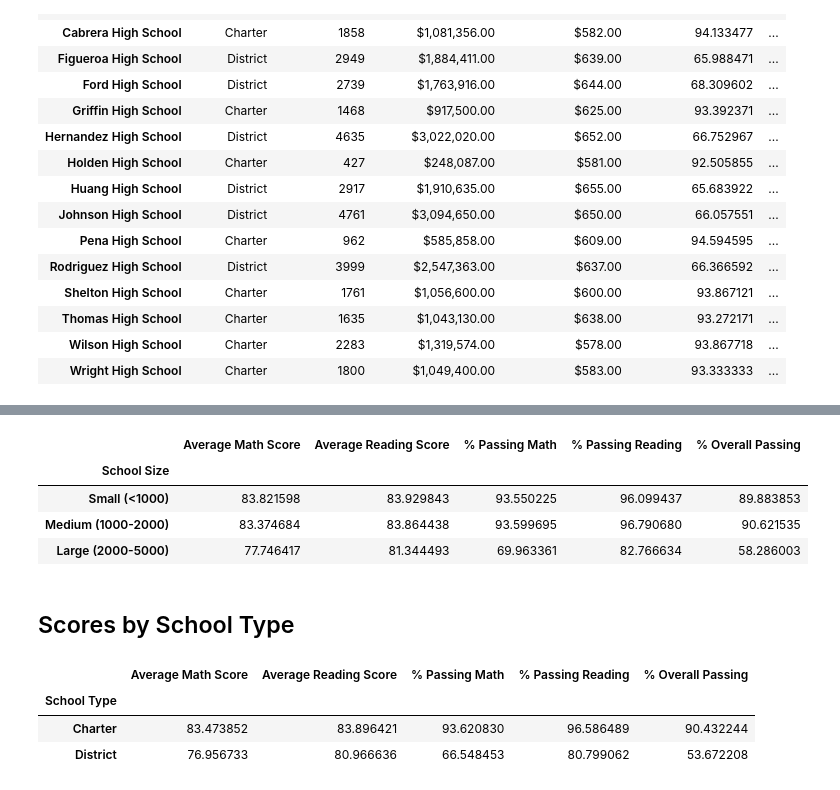
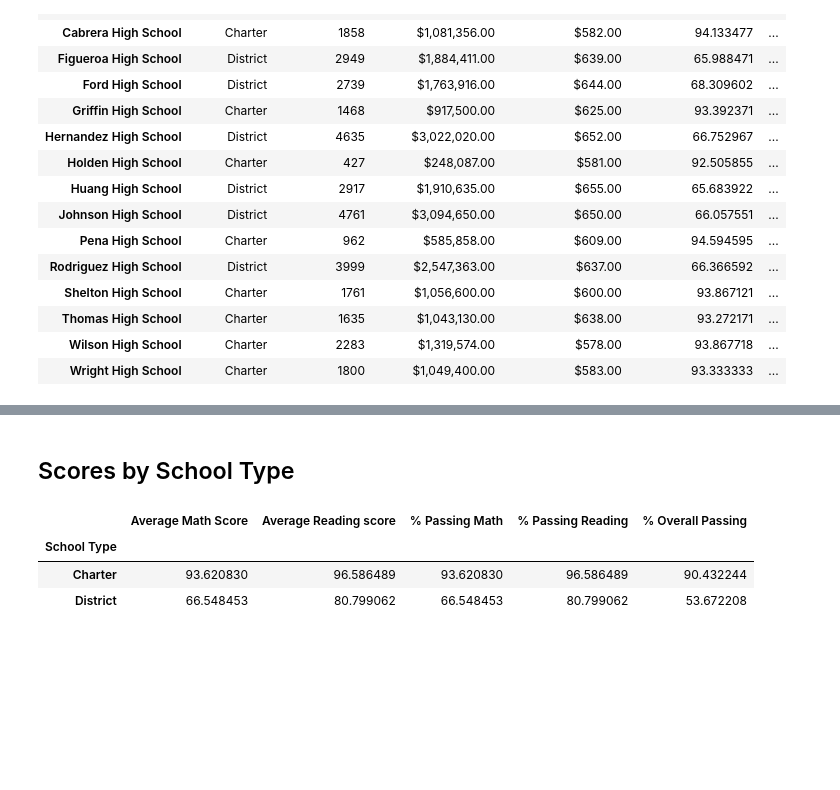
Before and after one commit to brian-halll/pandas-challenge, a Jupyter notebook: PyCitySchools/PyCitySchools_starter.ipynb, the cells around one changed output, grey strips where cells are left out. Saved outputs shown, nothing was run; the diff lists cells and outputs as text; code cells hidden in the pictures; blank space fills up the shorter version.

```diff
--- a/PyCitySchools/PyCitySchools_starter.ipynb
+++ b/PyCitySchools/PyCitySchools_starter.ipynb
@@ -585,12 +475,5 @@ size_df
 # Minor data wrangling
 
 # Display results
-size_summary
-# %% [output]
-|  | Average Math Score | Average Reading Score | % Passing Math | % Passing Reading | % Overall Passing |
-| School Size |  |  |  |  |  |
-| Small (<1000) | 83.821598 | 83.929843 | 93.550225 | 96.099437 | 89.883853 |
-| Medium (1000-2000) | 83.374684 | 83.864438 | 93.599695 | 96.790680 | 90.621535 |
-| Large (2000-5000) | 77.746417 | 81.344493 | 69.963361 | 82.766634 | 58.286003 |
 # %% [markdown]
 ## Scores by School Type
@@ -600,14 +480,33 @@ size_summary
+# %%
+#  Create new series using groupby for"
+# Type | Average Math Score | Average Reading Score | % Passing Math | % Passing Reading | % Overall Passing
+school_type_math_avg = per_school_summary.groupby(["School Type"]).mean()["Average Math Score"]
+school_type_read_avg = per_school_summary.groupby(["School Type"]).mean()["Average Reading Score"]
+school_type_perc_math = per_school_summary.groupby(["School Type"]).mean()["% Passing Math"]
+school_type_perc_reading = per_school_summary.groupby(["School Type"]).mean()["% Passing Reading"]
+school_type_perc_ovr = per_school_summary.groupby(["School Type"]).mean()["% Overall Passing"]
+
+#
+score_by_typeDF = pd.DataFrame(
+    {
+         "Average Math Score":school_type_math_avg,
+         "Average Reading score":school_type_read_avg,
+         "% Passing Math":school_type_perc_math,
+         "% Passing Reading":school_type_perc_reading,
+         "% Overall Passing":school_type_perc_ovr,
+    }
+)
+
+score_by_typeDF
+# %% [output]
+|  | Average Math Score | Average Reading score | % Passing Math | % Passing Reading | % Overall Passing |
+| School Type |  |  |  |  |  |
+| Charter | 93.620830 | 96.586489 | 93.620830 | 96.586489 | 90.432244 |
+| District | 66.548453 | 80.799062 | 66.548453 | 80.799062 | 53.672208 |
 # %%
 # Assemble into DataFrame
-
-
+################
 # Minor data wrangling
-
-
+################
 # Display results
-type_summary
+################ DONE
-# %% [output]
-|  | Average Math Score | Average Reading Score | % Passing Math | % Passing Reading | % Overall Passing |
-| School Type |  |  |  |  |  |
-| Charter | 83.473852 | 83.896421 | 93.620830 | 96.586489 | 90.432244 |
-| District | 76.956733 | 80.966636 | 66.548453 | 80.799062 | 53.672208 |
```
Also changed, not shown: parts of 11 cells of this notebook.
